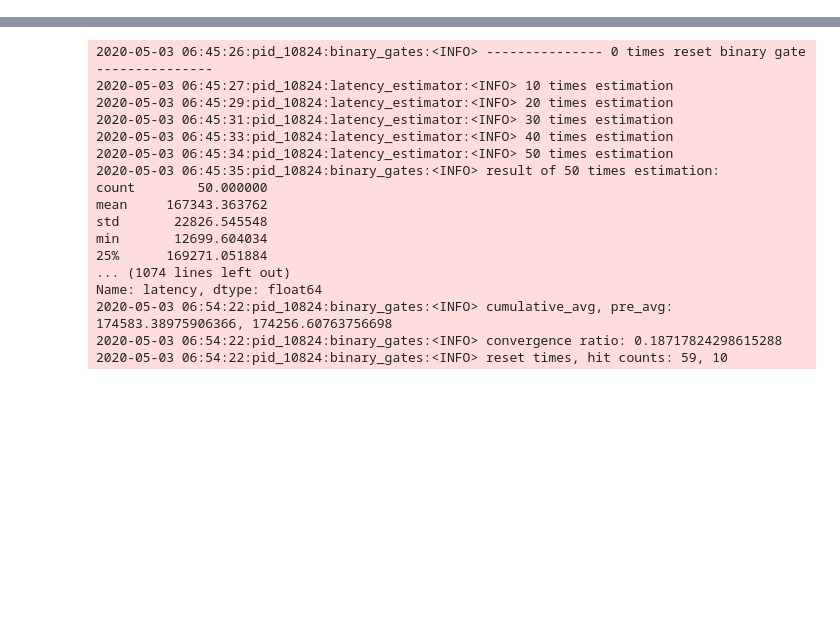
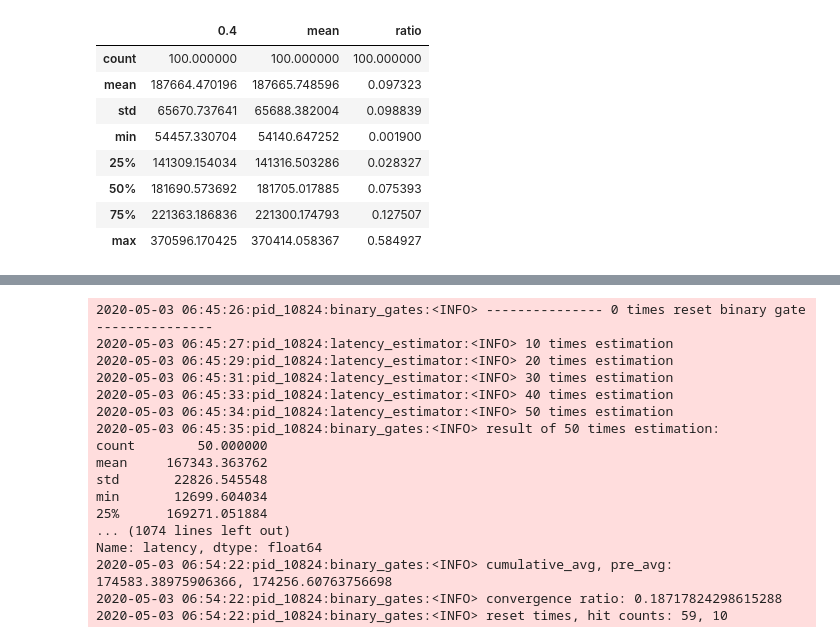
Before and after one commit to meowpunch/LENNA, a Jupyter notebook: NASR/latency_by_binary_gates.ipynb, the cells around one changed output, grey strips where cells are left out. Cells and saved outputs as stored; diff of their text form; code cells hidden in the pictures; blank space fills up the shorter version.

```diff
--- a/NASR/latency_by_binary_gates.ipynb
+++ b/NASR/latency_by_binary_gates.ipynb
@@ -12,0 +59,16 @@ Files already downloaded and verified
+# %%
+iter_list2 = [10]*100
+count = 0
+# %%
+from util.outlier import cut_outlier
+
+def func(x):
+    l = latency_binary_gate(le, x)
+    cut = cut_outlier(l, min_border=0.2, max_border=0.8)
+    mid = l.quantile(0.4)
+    mean = cut.mean()
+    ratio = ((abs(l.quantile(0.4) - mean))/mean)*100  # percent
+    print(mid, mean, ratio)
+    return [mid, mean, ratio]
+
+result = list(map(func, iter_list2))
@@ -12,0 +149,14 @@ Files already downloaded and verified
+# %%
+df = pd.DataFrame(result, columns=['0.4', 'mean', 'ratio'])
+# %%
+df.describe()
+# %% [output]
+|  | 0.4 | mean | ratio |
+| count | 100.000000 | 100.000000 | 100.000000 |
+| mean | 187664.470196 | 187665.748596 | 0.097323 |
+| std | 65670.737641 | 65688.382004 | 0.098839 |
+| min | 54457.330704 | 54140.647252 | 0.001900 |
+| 25% | 141309.154034 | 141316.503286 | 0.028327 |
+| 50% | 181690.573692 | 181705.017885 | 0.075393 |
+| 75% | 221363.186836 | 221300.174793 | 0.127507 |
+| max | 370596.170425 | 370414.058367 | 0.584927 |
```
Also changed, not shown: parts of 13 cells of this notebook.
